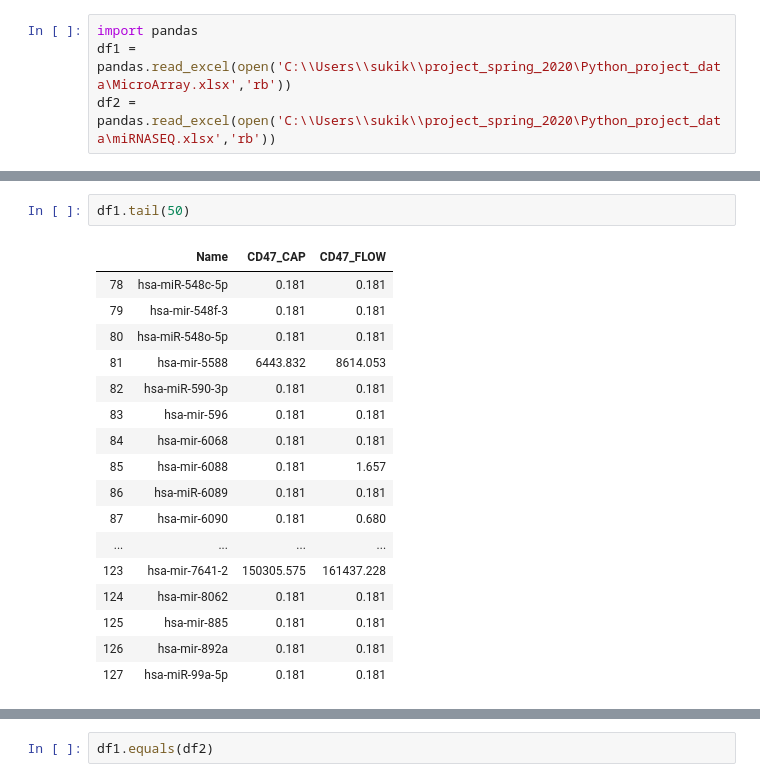
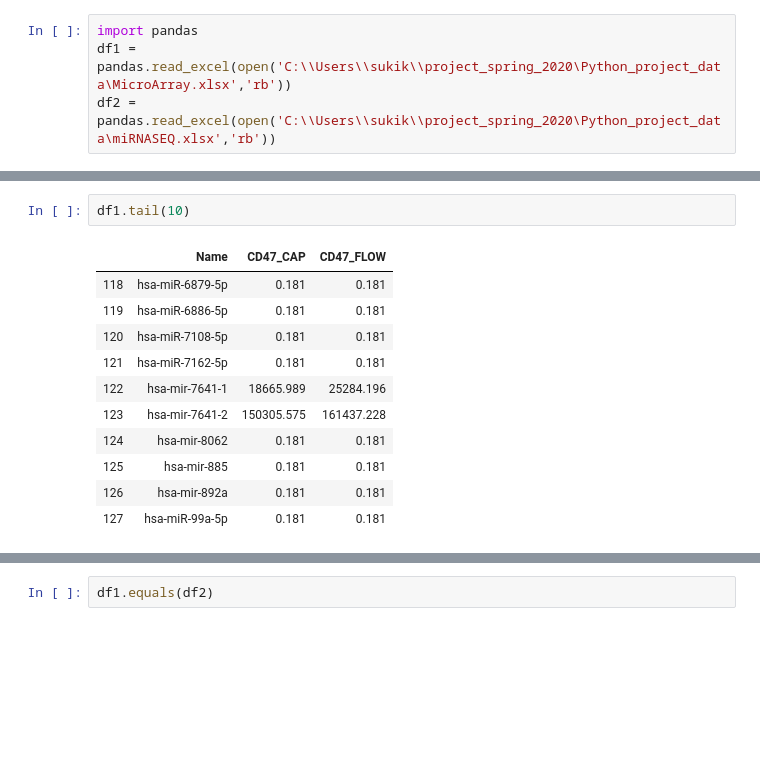
Before and after one commit to Pysk369/project_spring_2020, a Jupyter notebook: Pysk369_project.ipynb, the cells around one changed output, grey strips where cells are left out. Drawn from its saved outputs; the diff is of its cells as text; blank space fills up the shorter version.

```diff
--- a/Pysk369_project.ipynb
+++ b/Pysk369_project.ipynb
@@ -230,18 +207,12 @@ df2.head(50)
 # %%
-df1.tail(50)
+df1.tail(10)
 # %% [output]
 |  | Name | CD47_CAP | CD47_FLOW |
-| 78 | hsa-miR-548c-5p | 0.181 | 0.181 |
-| 79 | hsa-mir-548f-3 | 0.181 | 0.181 |
-| 80 | hsa-miR-548o-5p | 0.181 | 0.181 |
-| 81 | hsa-mir-5588 | 6443.832 | 8614.053 |
-| 82 | hsa-miR-590-3p | 0.181 | 0.181 |
-| 83 | hsa-mir-596 | 0.181 | 0.181 |
-| 84 | hsa-mir-6068 | 0.181 | 0.181 |
-| 85 | hsa-mir-6088 | 0.181 | 1.657 |
-| 86 | hsa-miR-6089 | 0.181 | 0.181 |
-| 87 | hsa-mir-6090 | 0.181 | 0.680 |
-| ... | ... | ... | ... |
+| 118 | hsa-miR-6879-5p | 0.181 | 0.181 |
+| 119 | hsa-miR-6886-5p | 0.181 | 0.181 |
+| 120 | hsa-miR-7108-5p | 0.181 | 0.181 |
+| 121 | hsa-miR-7162-5p | 0.181 | 0.181 |
+| 122 | hsa-mir-7641-1 | 18665.989 | 25284.196 |
 | 123 | hsa-mir-7641-2 | 150305.575 | 161437.228 |
 | 124 | hsa-mir-8062 | 0.181 | 0.181 |
 | 125 | hsa-mir-885 | 0.181 | 0.181 |
```
Also changed, not shown: parts of 40 cells of this notebook.
